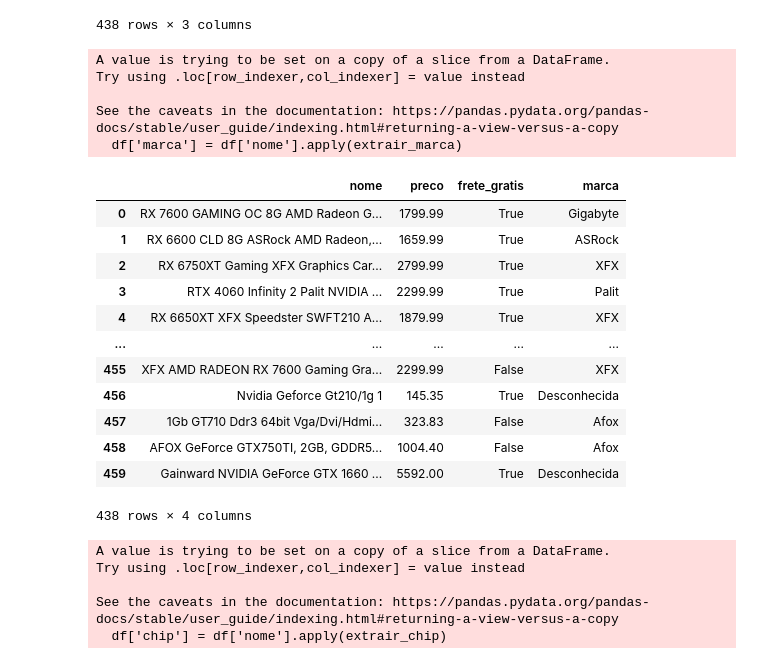
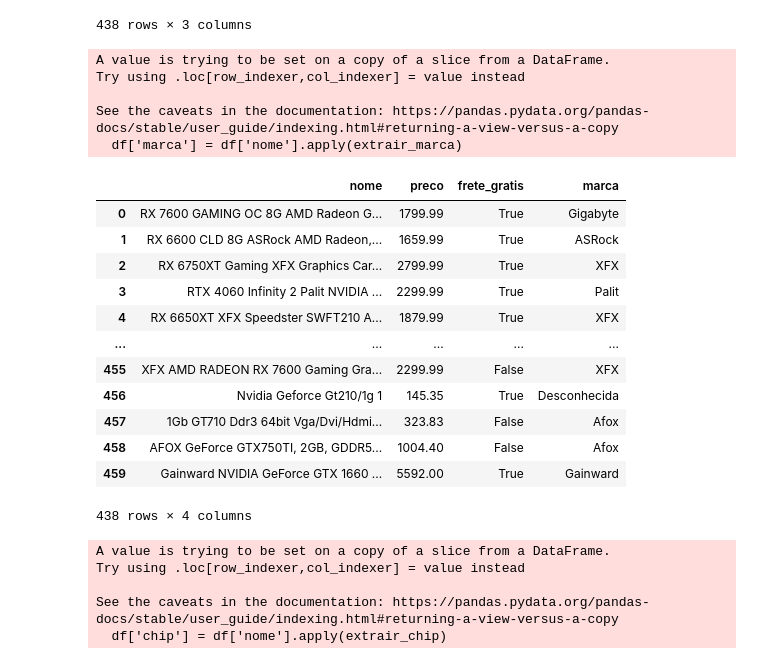
Before and after one commit to IIIgorMoura/web_scraping_dinamico, a Jupyter notebook: tratamento.ipynb, the cells around one changed output. Drawn from its saved outputs; the diff is of its cells as text; code cells hidden in the pictures.

```diff
--- a/tratamento.ipynb
+++ b/tratamento.ipynb
@@ -150,37 +150,37 @@ See the caveats in the documentation: https://pandas.pydata.org/pandas-docs/stab
 438 rows × 3 columns
 # %%
 marcas = [
-    'ASUS', 'MSI', 'Gigabyte', 'EVGA', 'Zotac', 'Palit', 'Galax', 'Sapphire', 'XFX', 'PowerColor', 'PNY', 'Leadtek', 'Inno3D', 'KFA2', 'Biostar', 'HIS', 'Club3D', 'VTX3D', 'ASRock', 'Shenzhen Zotac', 'Galaxy', 'Maxsun', 'Albatron', 'PCYes', 'Vx Pro', 'Afox', 'Aitek', 'Duex'
+    'ASUS', 'MSI', 'Gigabyte', 'EVGA', 'Zotac', 'Palit', 'Galax', 'Sapphire', 'XFX', 'PowerColor', 'PNY', 'Leadtek', 'Inno3D', 'KFA2', 'Biostar', 'HIS', 'Club3D', 'VTX3D', 'ASRock', 'Shenzhen Zotac', 'Galaxy', 'Maxsun', 'Albatron', 'PCYes', 'Vx Pro', 'Afox', 'Aitek', 'Duex', 'PCI', 'Hwj', 'Colorful', 'Revenger', 'Bluecase', 'Gainward', 'BRX', 'KeepData', 'Valianty', 'MBA', 'Knup', 'Evolut'
 ]
 
 def extrair_marca(texto):
     texto = texto.lower()
     for marca in marcas:
         if marca.lower() in texto:
             return marca
     return 'Desconhecida'
 
 df['marca'] = df['nome'].apply(extrair_marca)
 
 df
 # %% [output]
 A value is trying to be set on a copy of a slice from a DataFrame.
 Try using .loc[row_indexer,col_indexer] = value instead
 
 See the caveats in the documentation: https://pandas.pydata.org/pandas-docs/stable/user_guide/indexing.html#returning-a-view-versus-a-copy
   df['marca'] = df['nome'].apply(extrair_marca)
 |  | nome | preco | frete_gratis | marca |
 | 0 | RX 7600 GAMING OC 8G AMD Radeon G... | 1799.99 | True | Gigabyte |
 | 1 | RX 6600 CLD 8G ASRock AMD Radeon,... | 1659.99 | True | ASRock |
 | 2 | RX 6750XT Gaming XFX Graphics Car... | 2799.99 | True | XFX |
 | 3 | RTX 4060 Infinity 2 Palit NVIDIA ... | 2299.99 | True | Palit |
 | 4 | RX 6650XT XFX Speedster SWFT210 A... | 1879.99 | True | XFX |
 | ... | ... | ... | ... | ... |
 | 455 | XFX AMD RADEON RX 7600 Gaming Gra... | 2299.99 | False | XFX |
 | 456 | Nvidia Geforce Gt210/1g 1 | 145.35 | True | Desconhecida |
 | 457 | 1Gb GT710 Ddr3 64bit Vga/Dvi/Hdmi... | 323.83 | False | Afox |
 | 458 | AFOX GeForce GTX750TI, 2GB, GDDR5... | 1004.40 | False | Afox |
-| 459 | Gainward NVIDIA GeForce GTX 1660 ... | 5592.00 | True | Desconhecida |
+| 459 | Gainward NVIDIA GeForce GTX 1660 ... | 5592.00 | True | Gainward |
 438 rows × 4 columns
 # %%
 fabricantes_chip = [
```
Also changed, not shown: parts of 3 cells of this notebook, 2 other files.
